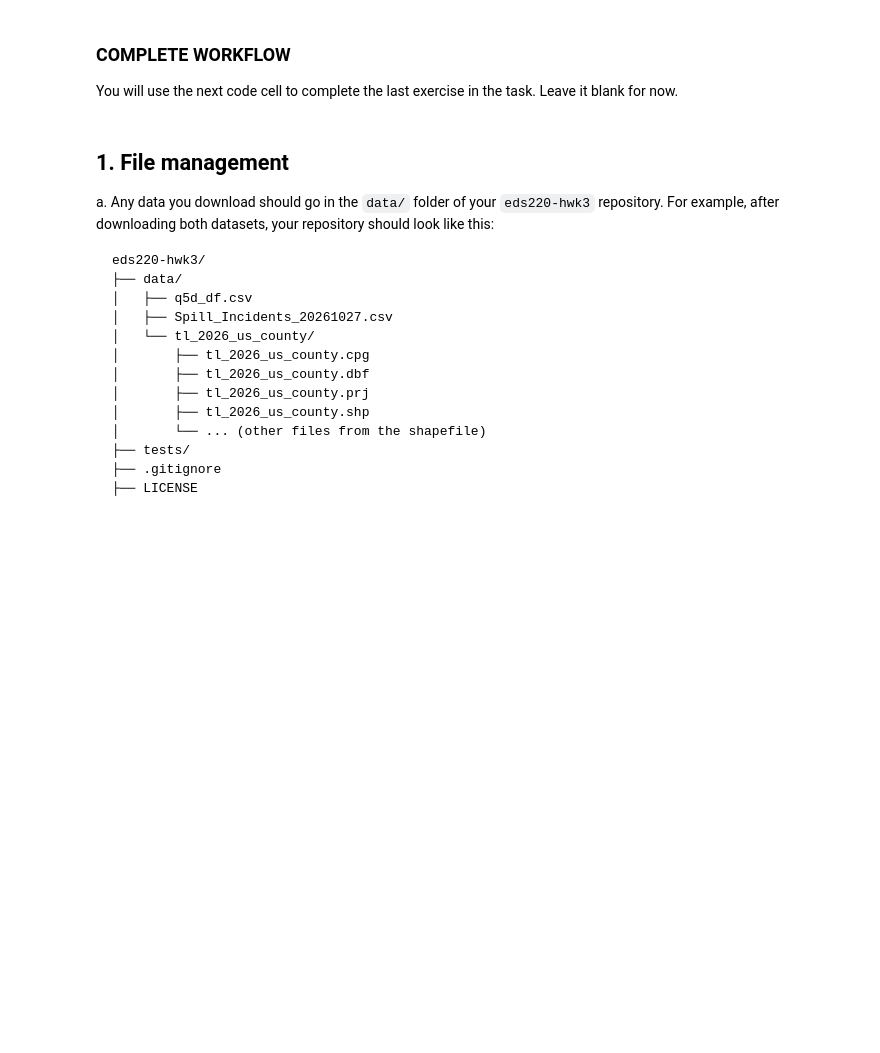
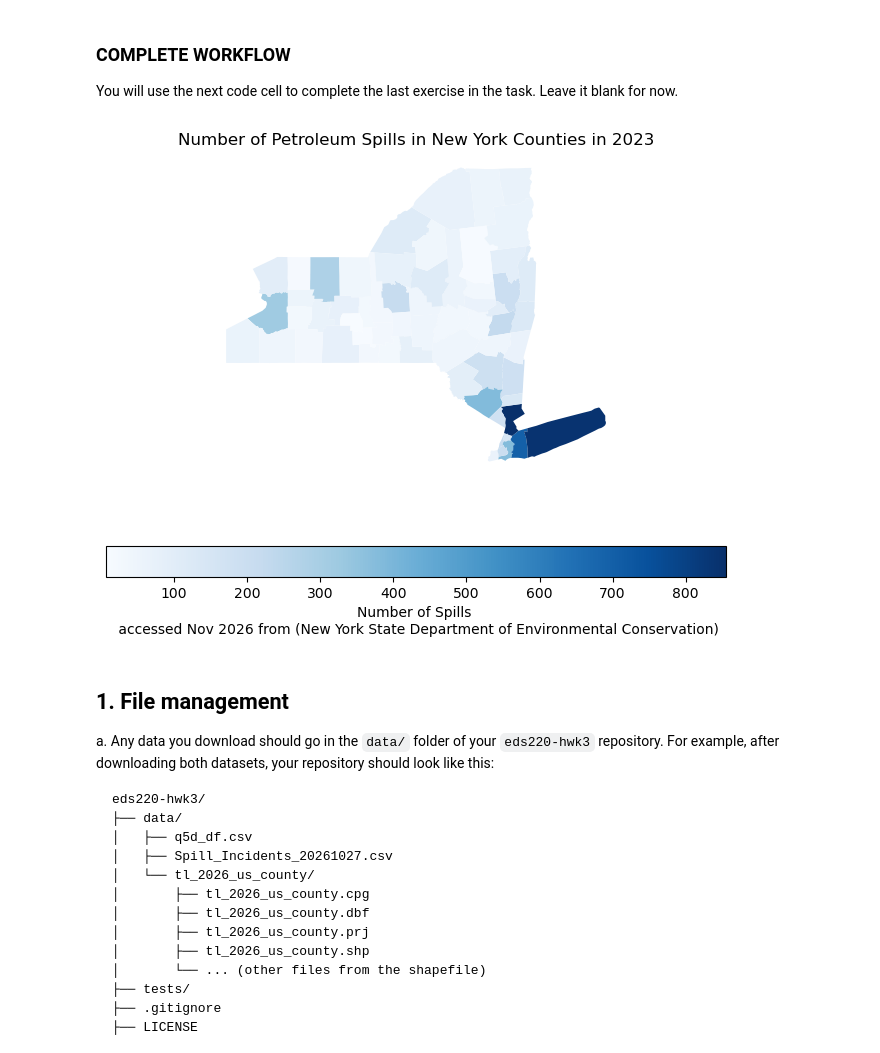
Before and after one commit to natashaclemencon/eds220-hwk3, a Jupyter notebook: hwk3-task2-spills.ipynb, the cells around one changed output. Saved outputs shown, nothing was run; the diff lists cells and outputs as text; code cells hidden in the pictures; blank space fills up the shorter version.

```diff
--- a/hwk3-task2-spills.ipynb
+++ b/hwk3-task2-spills.ipynb
@@ -41,6 +41,79 @@ The second dataset is the [2026 Counties (and equivalent) TIGER shapefile](https
 You will use the next code cell to complete the last exercise in the task. Leave it blank for now.
 # %%
 # FINAL CODE
+
+# Import libraries.
+import os
+import numpy as np
+import pandas as pd
+import matplotlib.pyplot as plt
+import geopandas as gpd
+
+# Read in datasets.
+spills = pd.read_csv('data/Spill_Incidents_20261103.csv')
+counties = gpd.read_file('data/tl_2026_us_county (1)/tl_2026_us_county.shp')
+
+# Clean spills data.
+# Change the column names in spills to all be lower case, to have no spaces before or after
+# the column name, and to have the remaining spaces be replaced with a underscore.
+spills.columns = spills.columns.str.lower().str.strip().str.replace(" ","_")
+# Change the date columns to datetime objects.
+spills['spill_date']=pd.to_datetime(spills['spill_date'])
+spills['received_date']=pd.to_datetime(spills['received_date'])
+spills['close_date']=pd.to_datetime(spills['close_date'])
+
+# Create petr_23 dataframe by filtering spills between January 1 and December 31 2023, and
+# for where material name is equal to Petroleum.
+petr_23 = spills[(spills['spill_date']>='2023-01-01') & (spills['spill_date']<='2023-12-31') & (spills['material_family']=="Petroleum")]
+
+# Use petr_23 to create a new df with the number of petroleum spills per county in 2023.
+spills_per_county = petr_23.groupby('county')['spill_number'].nunique()
+# Reset the index.
+spills_per_county = spills_per_county.reset_index()
+# Rename spill_number column to n_spills.
+spills_per_county = spills_per_county.rename(columns={"spill_number":"n_spills"})
+
+# Clean counties data.
+# Make all the columns in counties lowercase, and remove any excess spaces.
+counties.columns = counties.columns.str.lower().str.strip()
+
+# Create county variable of just counties in New York.
+ny_counties = counties[counties['statefp']=='36']
+
+# Change the value "St Lawrence" to "St. Lawrence" in the spills_per_county county column.
+spills_per_county['county']= spills_per_county['county'].replace("St Lawrence", "St. Lawrence")
+# Use an assert to make sure the change went through.
+
+# Change the name column in ny_counties to 'county' so it can be merged with spills_per_county on 'county'.
+ny_counties = ny_counties.rename(columns={"name":"county"})
+
+# Merge spills_per_county and ny_counties.
+ny_spills = ny_counties.merge(spills_per_county, how='inner', on='county')
+
+# Add Indigenous Reservation spill numbers to existing counties.
+# Add a value of 2 to the Niagara county.
+ny_spills.loc[ny_spills['county']=='Niagara', 'n_spills']+=2
+# Add a value of 1 to the Onondaga county.
+ny_spills.loc[ny_spills['county']=='Onondaga', 'n_spills']+=1
+
+# Plot spills per county in New York in 2023.
+fig, ax = plt.subplots(figsize=(8,6))
+
+ax.axis('off')
+
+ny_spills.plot(
+    ax=ax,
+    column='n_spills',
+    legend=True,
+    cmap='Blues', legend_kwds={
+                          "label":"Number of Spills \n accessed Nov 2026 from (New York State Department of Environmental Conservation)",
+                          "orientation": "horizontal"}
+        )
+ax.set_title('Number of Petroleum Spills in New York Counties in 2023')
+
+plt.show()
+# %% [output]
+[figure, added]
 # %% [markdown]
 ## 1. File management
 a. Any data you download should go in the `data/` folder of your `eds220-hwk3` repository. For example, after downloading both datasets, your repository should look like this:
```
Also changed, not shown: parts of 8 cells of this notebook.
